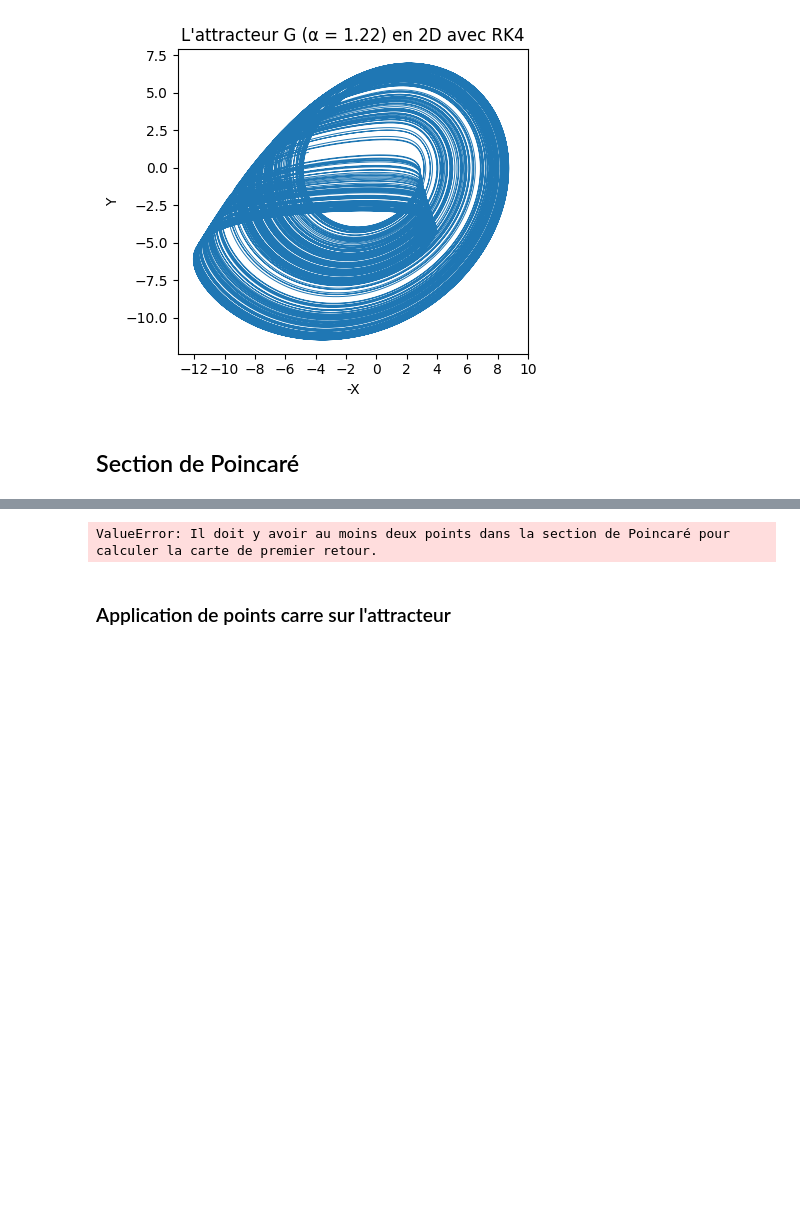
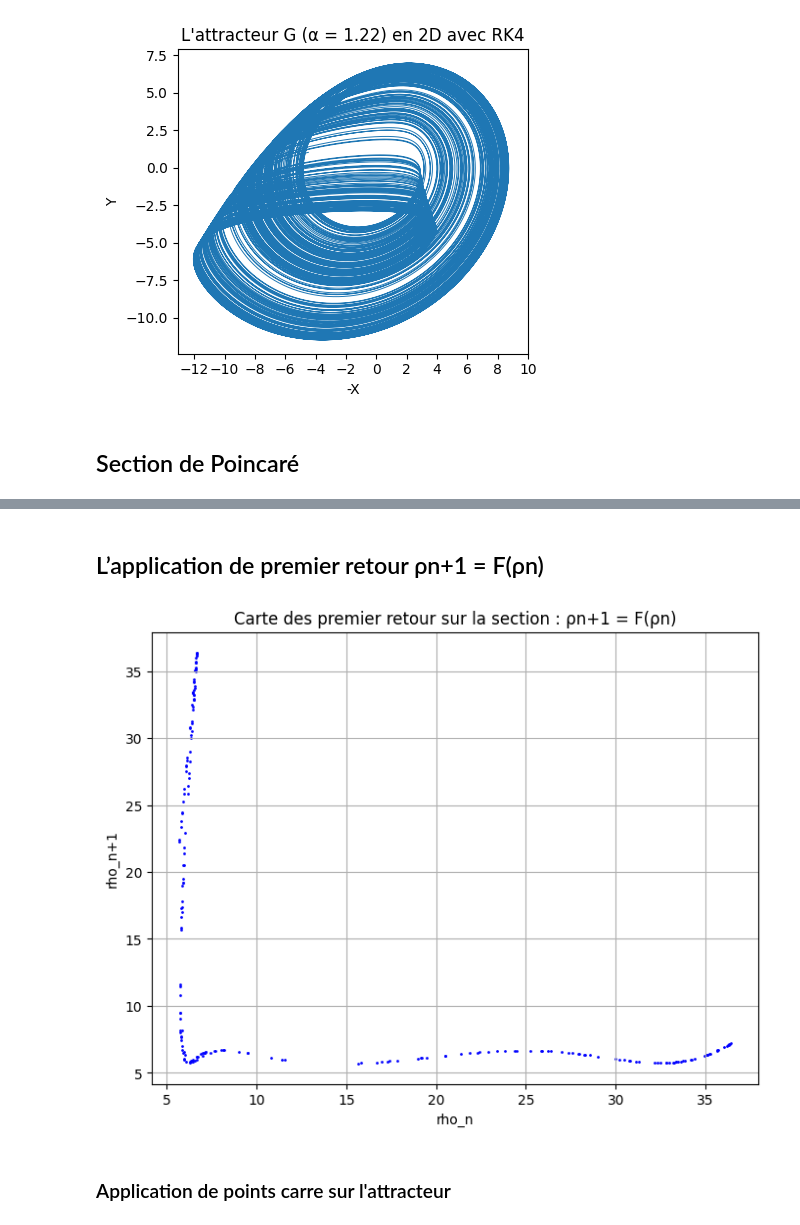
Before and after one commit to nadir-ogd/Analyse-des-attracteurs, a Jupyter notebook: code.ipynb, the cells around one changed output, grey strips where cells are left out. Saved outputs shown, nothing was run; the diff lists cells and outputs as text; code cells hidden in the pictures; blank space fills up the shorter version.

Commit message:
premier retour rho done

```diff
--- a/code.ipynb
+++ b/code.ipynb
@@ -288,44 +286,32 @@ plt.show()
+# %% [markdown]
+## L’application de premier retour ρn+1 = F(ρn)
 # %%
 import numpy as np
+import matplotlib.pyplot as plt
 
-def first_return_map(poincare_points):
+def premier_retour(poincare_points, x_minus):
     if len(poincare_points) < 2:
         raise ValueError("Il doit y avoir au moins deux points dans la section de Poincaré pour calculer la carte de premier retour.")
 
     # Calcul des distances séquentielles entre les points dans la section de Poincaré
-    rho_n = np.array([np.sqrt(y**2 + z**2) for y, z in poincare_points[:-1]])
-    rho_np1 = np.array([np.sqrt(y**2 + z**2) for y, z in poincare_points[1:]])
+    r_n = np.sqrt((poincare_points[:-1, 0] - x_minus)**2 + poincare_points[:-1, 1]**2)
+    r_np1 = np.sqrt((poincare_points[1:, 0] - x_minus)**2 + poincare_points[1:, 1]**2)
 
-    return rho_n, rho_np1
+    return r_n, r_np1
 
 # Calculez la carte de premier retour
-rho_n, rho_np1 = first_return_map(poincare_points)
+rho_n, rho_np1 = premier_retour(poincare_points, x_minus)
 
-# Affichez les résultats, si vous le souhaitez
-import matplotlib.pyplot as plt
 
-plt.figure(figsize=(10, 5))
-
-# Section de Poincaré
-plt.subplot(1, 2, 1)
-plt.scatter(poincare_points[:, 0], poincare_points[:, 1], s=1)
-plt.title('Section de Poincaré')
-plt.xlabel('y')
-plt.ylabel('z')
-plt.xlim(0, 1)
-plt.ylim(0, 1)
+# Affichage de la carte de premier retour
+plt.figure(figsize=(8, 6))
+plt.scatter(rho_n, rho_np1, color='blue', s=1)
+plt.xlabel('rho_n')
+plt.ylabel('rho_n+1')
+plt.title('Carte des premier retour sur la section : ρn+1 = F(ρn)')
 plt.grid(True)
-
-# Carte de premier retour
-plt.subplot(1, 2, 2)
-plt.scatter(rho_n, rho_np1, s=1)
-plt.title('Carte de Premier Retour')
-plt.xlabel('rho_n')
-plt.ylabel('rho_np1')
-
-plt.tight_layout()
 plt.show()
 # %% [output]
-ValueError: Il doit y avoir au moins deux points dans la section de Poincaré pour calculer la carte de premier retour.
+[figure, added]
 # %% [markdown]
 ### Application de points carre sur l'attracteur
```
Also changed, not shown: parts of 3 cells of this notebook.
